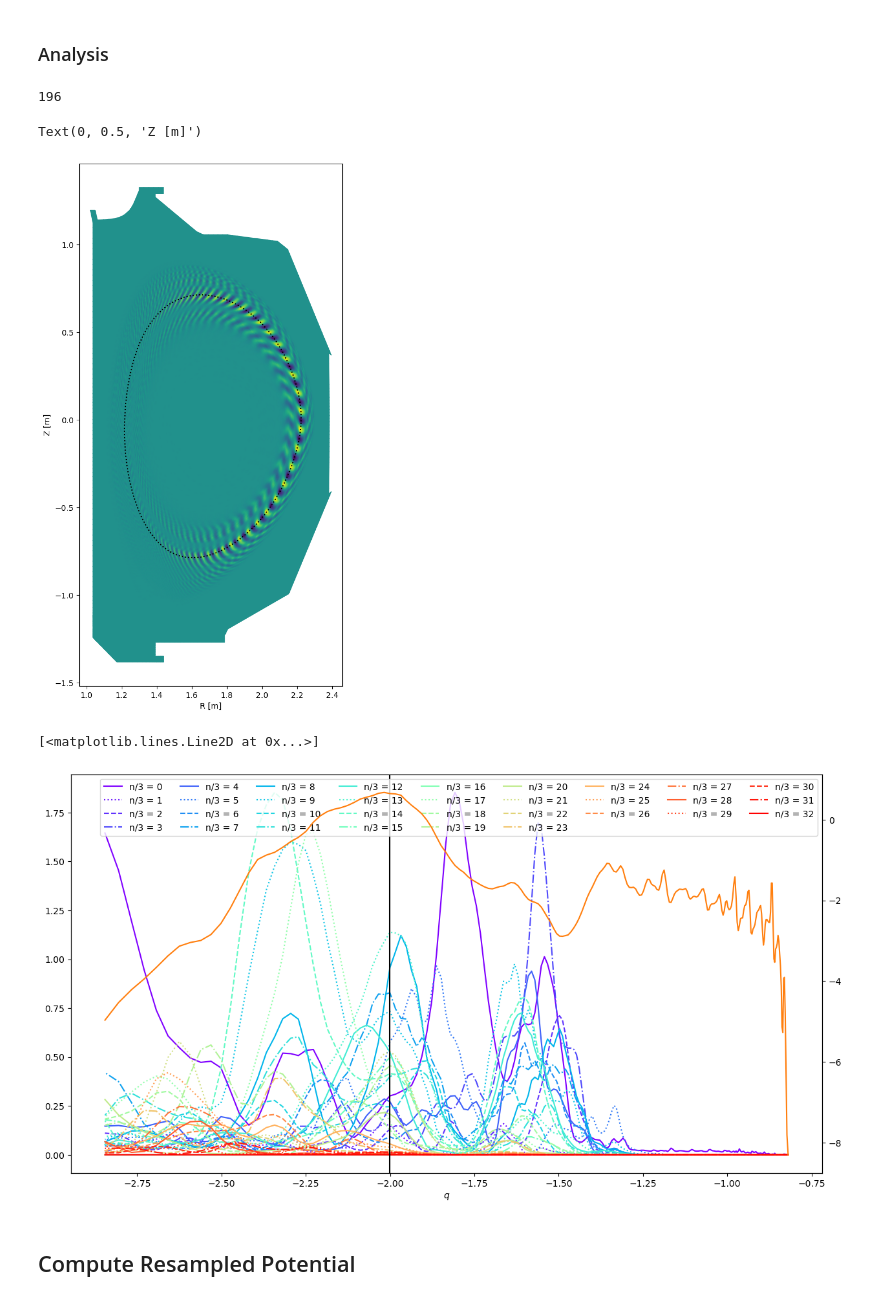
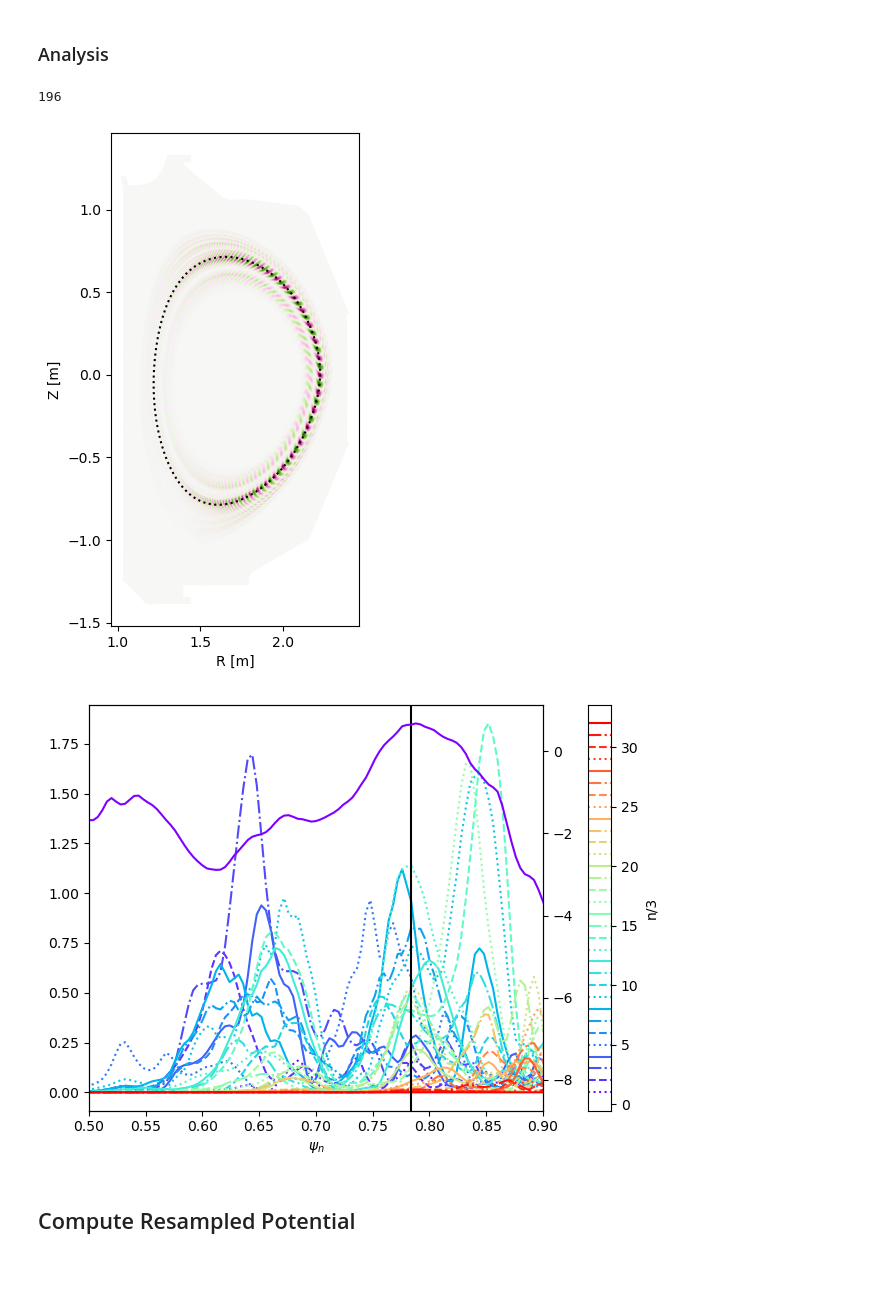
Before and after one commit to Maplenormandy/c1lgkt, a Jupyter notebook: bin/ballooning_filter.ipynb, the cells around one changed output. Drawn from its saved outputs; the diff is of its cells as text; code cells hidden in the pictures; blank space fills up the shorter version.

```diff
--- a/bin/ballooning_filter.ipynb
+++ b/bin/ballooning_filter.ipynb
@@ -153,44 +150,62 @@ for k in range(ksurf0,ksurf1):
     dpot_power[k-ksurf0,:] = np.average(np.abs(dpot_surf)**2, axis=1)
 # %%
 # %% Plot the FFT at a given n
-
-plt.figure(figsize=(6,12))
+plt.figure(figsize=(3.2,6.4))
 plt.axis('equal')
-plt.tripcolor(geom.rz_tri, np.real(dpot_fft[13,:]), shading='gouraud')
+plt.tripcolor(geom.rz_tri, np.real(dpot_fft[13,:]), shading='gouraud', rasterized=True, cmap='PiYG')
 
 ksurf = np.searchsorted(-geom.q_surf, 2.0)
 print(ksurf)
 rz_surf = geom.rz_node[geom.breaks_surf[ksurf]:geom.breaks_surf[ksurf+1],:]
 plt.plot(rz_surf[:,0], rz_surf[:,1], c='k', ls=':')
 
-
 plt.xlabel('R [m]')
 plt.ylabel('Z [m]')
+
+plt.savefig('./outputs/dpot_fft.pdf', dpi=300, bbox_inches='tight')
 # %% [output]
 196
-Text(0, 0.5, 'Z [m]')
-[figure, old version]
+[figure, new version]
 # %%
+from mpl_toolkits.axes_grid1.axes_divider import make_axes_locatable
+
 # %% Plot the power spectrum as a function of q
-
-plt.figure(figsize=(15,8))
+#plt.figure()
 
 linestyles = ['solid', 'dotted', 'dashed', 'dashdot']
 
-for n in range(dpot_power.shape[1]):
-    plt.plot(geom.interp_q(geom.psi_surf[ksurf0:ksurf1-20]), np.abs(dpot_power[:-20,n]), c=mpl.cm.rainbow(n/(dpot_power.shape[1]-1)), label=f'n/3 = {n}', ls=linestyles[n%4])
+fig, axs = plt.subplots(1, 2, width_ratios=[1, 0.05])
+ax = axs[0]
+cax = axs[1]
 
-plt.axvline(geom.q_surf[ksurf], c='k')
+# Set the cax tick labels to the right
+cax.yaxis.set_ticks_position('right')
+cax.xaxis.set_visible(False)
 
-plt.xlabel(R'$q$')
-plt.legend(ncols=9)
+for n in range(1,dpot_power.shape[1]):
+    ax.plot(geom.psi_surf[ksurf0:ksurf1-20]/eq.psix, np.abs(dpot_power[:-20,n]), c=mpl.cm.rainbow(n/(dpot_power.shape[1]-1)), label=f'n/3 = {n}', ls=linestyles[n%4])
+    cax.axhline(n, c=mpl.cm.rainbow(n/(dpot_power.shape[1]-1)), ls=linestyles[n%4])
 
-plt.twinx()
-plt.plot(geom.q_surf[ksurf0:ksurf1-20], -zonal_fields.interp_phi(geom.psi_surf[ksurf0:ksurf1-20], nu=1), c='tab:orange')
+ax.axvline(geom.psi_surf[ksurf]/eq.psix, c='k')
+
+ax.set_xlabel(R'$\psi_n$')
+ax.set_xlim((0.5,0.9))
+#plt.legend(ncols=9)
+
+cax.yaxis.set_label_position('right')
+cax.set_ylabel('n/3')
+
+axt = ax.twinx()
+axt.plot(geom.psi_surf[ksurf0:ksurf1-20]/eq.psix, -zonal_fields.interp_phi(geom.psi_surf[ksurf0:ksurf1-20], nu=1)*1e-3, c=mpl.cm.rainbow(0))
+#cax.axhline(0, c=mpl.cm.rainbow(0), ls=linestyles[0])
 #plt.axhline(0, c='k', ls='--')
+#axt.tick_params(axis='y', labelright=False)
+
+plt.tight_layout()
+
+plt.savefig('./outputs/dpot_power.pdf', dpi=300, bbox_inches='tight')
 # %% [output]
-[<matplotlib.lines.Line2D at 0x...>]
-[figure, old version]
+[figure, new version]
 # %% [markdown]
 ## Compute Resampled Potential
 # %%
```
Also changed, not shown: parts of 9 cells of this notebook, 11 other files.
